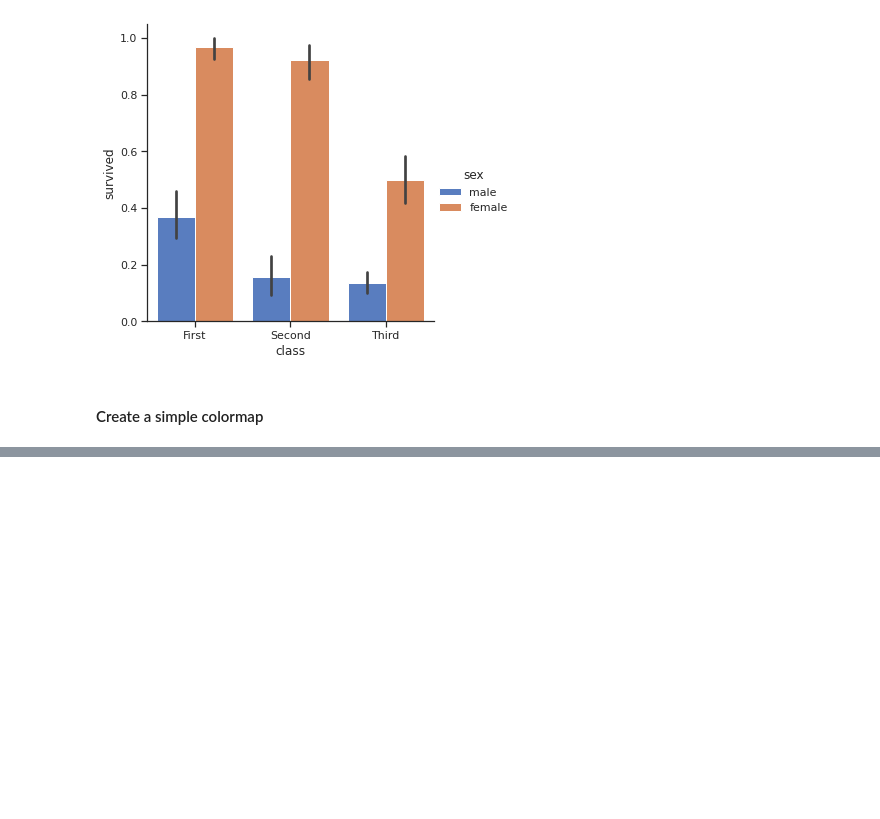
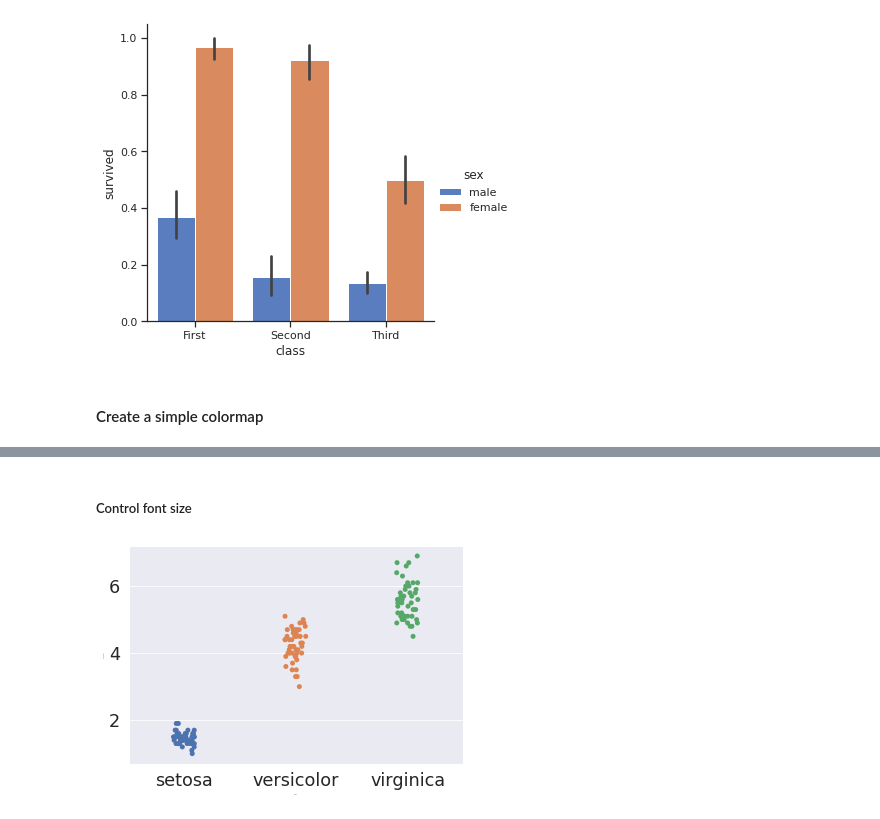
Before and after one commit to nitish-raj/ThePlayground, a Jupyter notebook: Data_Visualization_in_Python_for_Machine_Learning_Engineers.ipynb, the cells around one changed output, grey strips where cells are left out. Drawn from its saved outputs; the diff is of its cells as text; code cells hidden in the pictures; blank space fills up the shorter version.

```diff
--- a/Data_Visualization_in_Python_for_Machine_Learning_Engineers.ipynb
+++ b/Data_Visualization_in_Python_for_Machine_Learning_Engineers.ipynb
@@ -592,0 +642,17 @@ plt.show()
+# %% [markdown]
+##### Control font size
+# %%
+sns.set_context("paper", font_scale=2, rc={"font.size":6,"axes.labelsize":1})
+
+# load iris data
+iris = sns.load_dataset("iris")
+
+# construct iris plot
+
+sns.stripplot(x = 'species', y = "petal_length", data = iris)
+
+# show plot
+
+plt.show()
+# %% [output]
+[figure, added]
```
Also changed, not shown: parts of 6 cells of this notebook.
